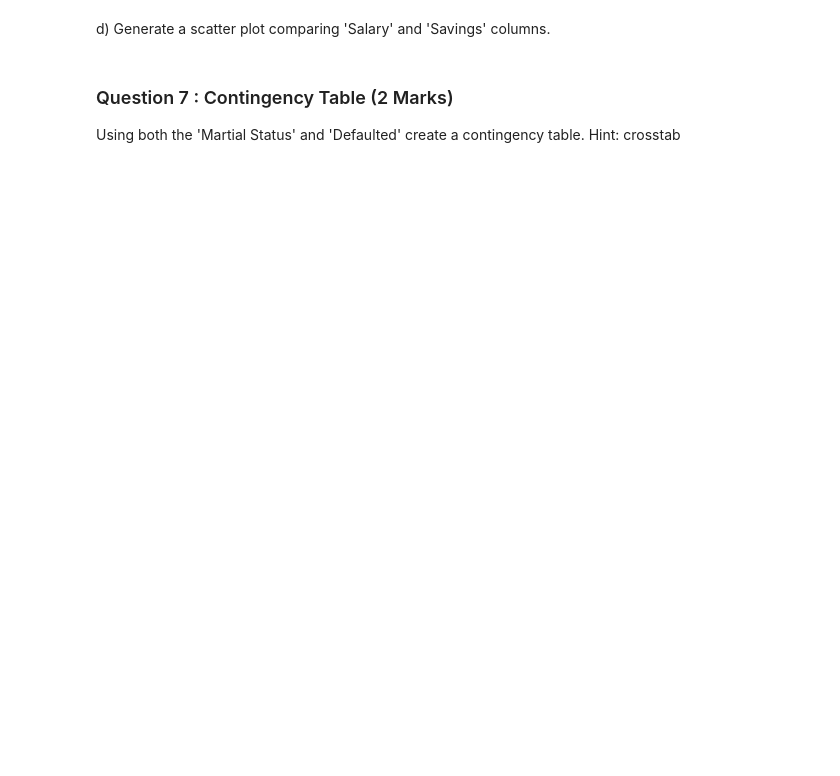
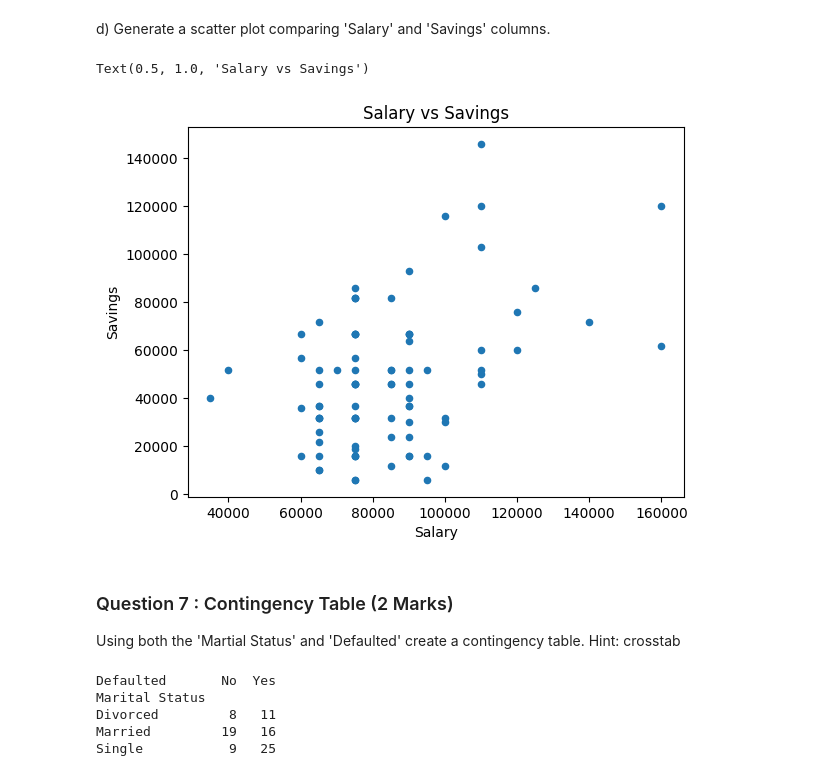
Before and after one commit to King-georges/ADS-Assignment-1, a Jupyter notebook: Pandas Assignment.ipynb, the cells around one changed output. Drawn from its saved outputs; the diff is of its cells as text; code cells hidden in the pictures; blank space fills up the shorter version.

```diff
--- a/Pandas Assignment.ipynb
+++ b/Pandas Assignment.ipynb
@@ -209,3 +243,10 @@ d) Generate a scatter plot comparing 'Salary' and 'Savings' columns.
+# %%
+#d) (1)
+alumni.plot(kind='scatter', x='Salary', y='Savings')
+plt.title('Salary vs Savings')
+# %% [output]
+Text(0.5, 1.0, 'Salary vs Savings')
+[figure, added]
 # %% [markdown]
 ### Question 7 :  Contingency Table (2 Marks)
 
@@ -214,0 +254,10 @@ Using both the 'Martial Status' and 'Defaulted' create a contingency table. Hint
+# %%
+# Q7 (2)
+contingency_table = pd.crosstab(alumni['Marital Status'], alumni['Defaulted'])
+print(contingency_table)
+# %% [output]
+Defaulted       No  Yes
+Marital Status
+Divorced         8   11
+Married         19   16
+Single           9   25
```
Also changed, not shown: parts of 12 cells of this notebook.
